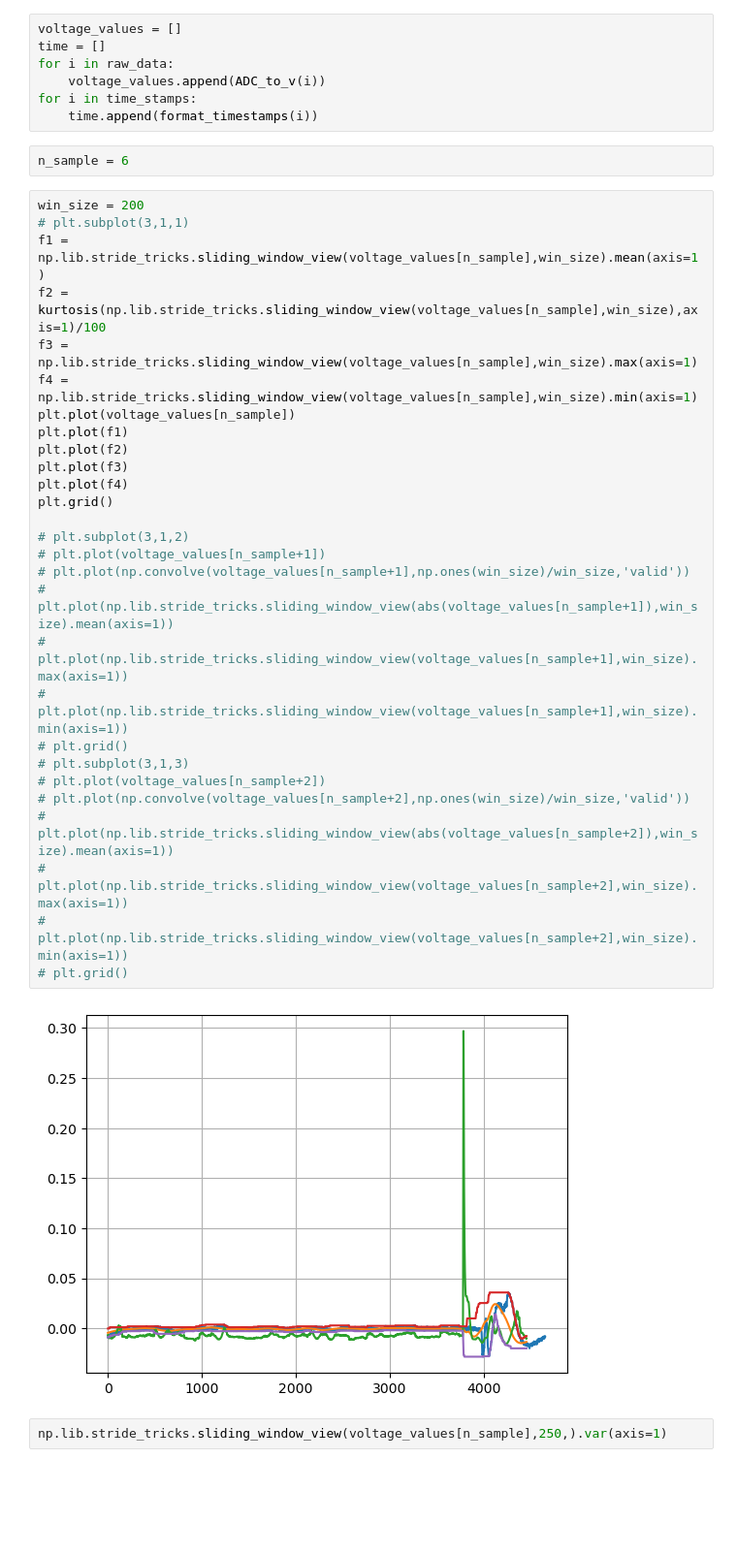
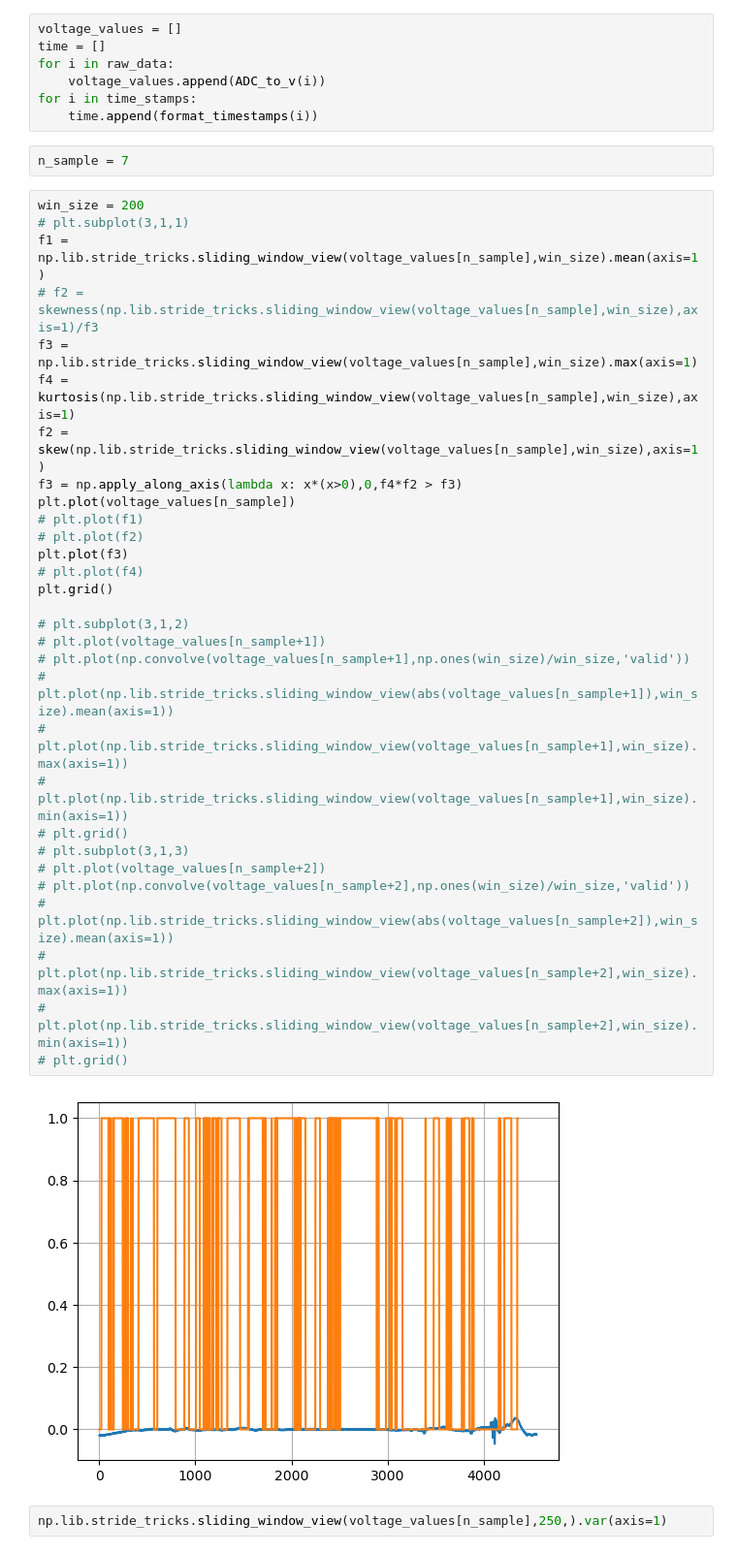
Before and after one commit to SebastianLeclerc/FlexyTech---Single-sEMG-finger-classication, a Jupyter notebook: src/EDA (2).ipynb, the cells around one changed output. Shown: that part at 97% size. Drawn from its saved outputs; the diff is of its cells as text; blank space fills up the shorter version.

```diff
--- a/src/EDA (2).ipynb
+++ b/src/EDA (2).ipynb
@@ -21,37 +21,39 @@ for i in raw_data:
 for i in time_stamps:
     time.append(format_timestamps(i))
 # %%
-n_sample = 6
+n_sample = 7
 # %%
 win_size = 200
 # plt.subplot(3,1,1)
 f1 = np.lib.stride_tricks.sliding_window_view(voltage_values[n_sample],win_size).mean(axis=1)
-f2 = kurtosis(np.lib.stride_tricks.sliding_window_view(voltage_values[n_sample],win_size),axis=1)/100
+# f2 = skewness(np.lib.stride_tricks.sliding_window_view(voltage_values[n_sample],win_size),axis=1)/f3
 f3 = np.lib.stride_tricks.sliding_window_view(voltage_values[n_sample],win_size).max(axis=1)
-f4 = np.lib.stride_tricks.sliding_window_view(voltage_values[n_sample],win_size).min(axis=1)
+f4 = kurtosis(np.lib.stride_tricks.sliding_window_view(voltage_values[n_sample],win_size),axis=1)
+f2 = skew(np.lib.stride_tricks.sliding_window_view(voltage_values[n_sample],win_size),axis=1)
+f3 = np.apply_along_axis(lambda x: x*(x>0),0,f4*f2 > f3)
 plt.plot(voltage_values[n_sample])
-plt.plot(f1)
-plt.plot(f2)
+# plt.plot(f1)
+# plt.plot(f2)
 plt.plot(f3)
-plt.plot(f4)
+# plt.plot(f4)
 plt.grid()
 
 # plt.subplot(3,1,2)
 # plt.plot(voltage_values[n_sample+1])
 # plt.plot(np.convolve(voltage_values[n_sample+1],np.ones(win_size)/win_size,'valid'))
 # plt.plot(np.lib.stride_tricks.sliding_window_view(abs(voltage_values[n_sample+1]),win_size).mean(axis=1))
 # plt.plot(np.lib.stride_tricks.sliding_window_view(voltage_values[n_sample+1],win_size).max(axis=1))
 # plt.plot(np.lib.stride_tricks.sliding_window_view(voltage_values[n_sample+1],win_size).min(axis=1))
 # plt.grid()
 # plt.subplot(3,1,3)
 # plt.plot(voltage_values[n_sample+2])
 # plt.plot(np.convolve(voltage_values[n_sample+2],np.ones(win_size)/win_size,'valid'))
 # plt.plot(np.lib.stride_tricks.sliding_window_view(abs(voltage_values[n_sample+2]),win_size).mean(axis=1))
 # plt.plot(np.lib.stride_tricks.sliding_window_view(voltage_values[n_sample+2],win_size).max(axis=1))
 # plt.plot(np.lib.stride_tricks.sliding_window_view(voltage_values[n_sample+2],win_size).min(axis=1))
 # plt.grid()
 # %% [output]
-[figure, old version]
+[figure, new version]
 # %%
 np.lib.stride_tricks.sliding_window_view(voltage_values[n_sample],250,).var(axis=1)
 # %% [output]
```
Also changed, not shown: parts of 1 cell of this notebook, 1 other file.
